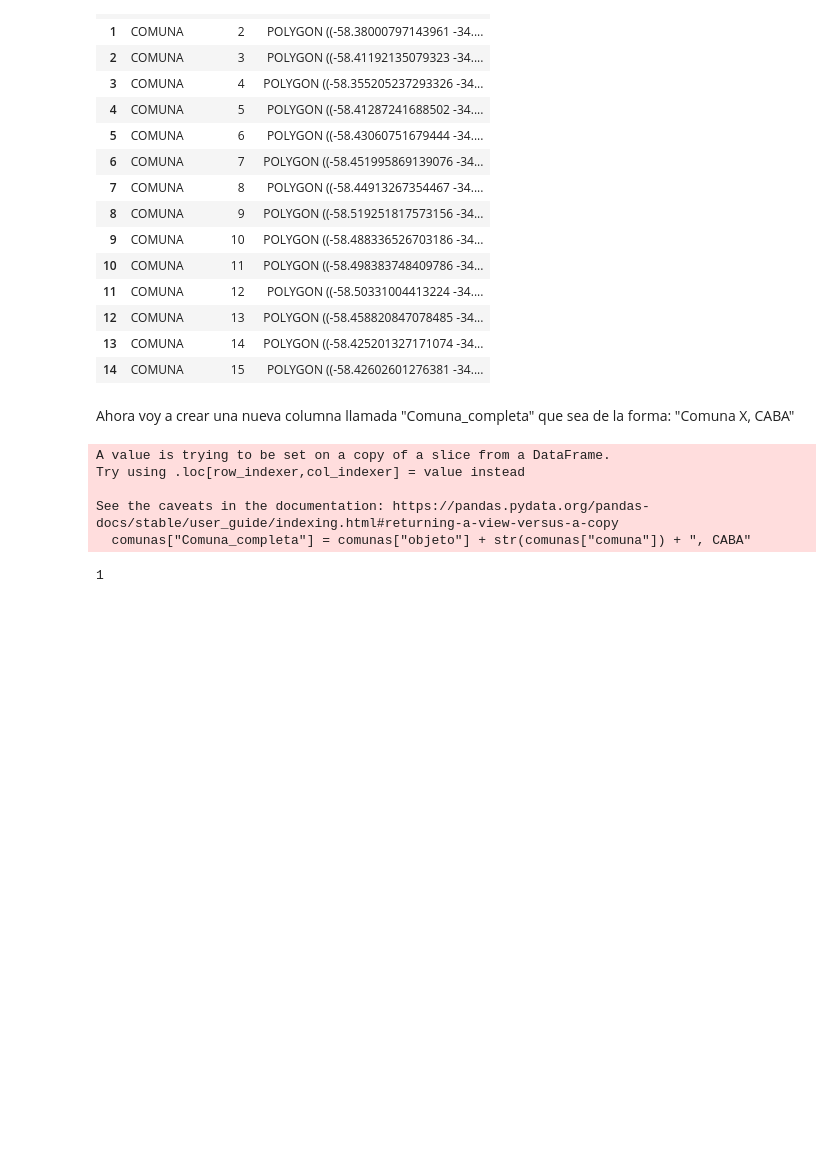
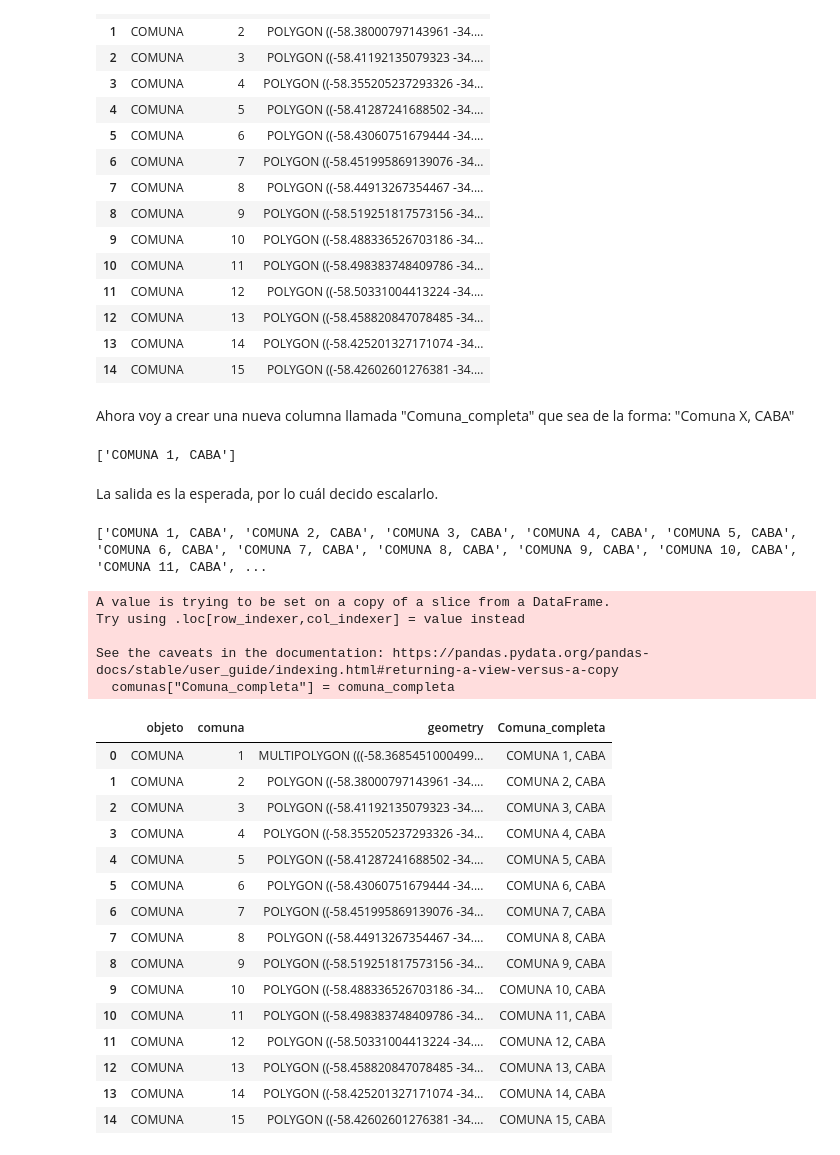
Before and after one commit to Tagliaferro22/siniestros-viales, a Jupyter notebook: Datasets/creacion_csv_necesario.ipynb, the cells around one changed output. Cells and saved outputs as stored; diff of their text form; code cells hidden in the pictures; blank space fills up the shorter version.

```diff
--- a/Datasets/creacion_csv_necesario.ipynb
+++ b/Datasets/creacion_csv_necesario.ipynb
@@ -52,19 +52,46 @@ comunas
 | 14 | COMUNA | 15 | POLYGON ((-58.42602601276381 -34.... |
 # %% [markdown]
 Ahora voy a crear una nueva columna llamada "Comuna_completa" que sea de la forma: "Comuna X, CABA"
+# %%
+comuna_completa = []
+for indice in comunas.index:
+    comuna_completa.append(comunas["objeto"][indice] + " " + str(comunas["comuna"][indice]) + ", CABA")
+    print(comuna_completa)
+    break
+# %% [output]
+['COMUNA 1, CABA']
+# %% [markdown]
+La salida es la esperada, por lo cuál decido escalarlo.
+# %%
+comuna_completa = []
+for indice in comunas.index:
+    comuna_completa.append(comunas["objeto"][indice] + " " + str(comunas["comuna"][indice]) + ", CABA")
+
+print(comuna_completa)
+# %% [output]
+['COMUNA 1, CABA', 'COMUNA 2, CABA', 'COMUNA 3, CABA', 'COMUNA 4, CABA', 'COMUNA 5, CABA', 'COMUNA 6, CABA', 'COMUNA 7, CABA', 'COMUNA 8, CABA', 'COMUNA 9, CABA', 'COMUNA 10, CABA', 'COMUNA 11, CABA', ...
 # %%
-comunas["Comuna_completa"] = comunas["objeto"] + str(comunas["comuna"]) + ", CABA"
+comunas["Comuna_completa"] = comuna_completa
+comunas
 # %% [output]
 A value is trying to be set on a copy of a slice from a DataFrame.
 Try using .loc[row_indexer,col_indexer] = value instead
 
 See the caveats in the documentation: https://pandas.pydata.org/pandas-docs/stable/user_guide/indexing.html#returning-a-view-versus-a-copy
-  comunas["Comuna_completa"] = comunas["objeto"] + str(comunas["comuna"]) + ", CABA"
+  comunas["Comuna_completa"] = comuna_completa
+|  | objeto | comuna | geometry | Comuna_completa |
+| 0 | COMUNA | 1 | MULTIPOLYGON (((-58.3685451000499... | COMUNA 1, CABA |
+| 1 | COMUNA | 2 | POLYGON ((-58.38000797143961 -34.... | COMUNA 2, CABA |
+| 2 | COMUNA | 3 | POLYGON ((-58.41192135079323 -34.... | COMUNA 3, CABA |
+| 3 | COMUNA | 4 | POLYGON ((-58.355205237293326 -34... | COMUNA 4, CABA |
+| 4 | COMUNA | 5 | POLYGON ((-58.41287241688502 -34.... | COMUNA 5, CABA |
+| 5 | COMUNA | 6 | POLYGON ((-58.43060751679444 -34.... | COMUNA 6, CABA |
+| 6 | COMUNA | 7 | POLYGON ((-58.451995869139076 -34... | COMUNA 7, CABA |
+| 7 | COMUNA | 8 | POLYGON ((-58.44913267354467 -34.... | COMUNA 8, CABA |
+| 8 | COMUNA | 9 | POLYGON ((-58.519251817573156 -34... | COMUNA 9, CABA |
+| 9 | COMUNA | 10 | POLYGON ((-58.488336526703186 -34... | COMUNA 10, CABA |
+| 10 | COMUNA | 11 | POLYGON ((-58.498383748409786 -34... | COMUNA 11, CABA |
+| 11 | COMUNA | 12 | POLYGON ((-58.50331004413224 -34.... | COMUNA 12, CABA |
+| 12 | COMUNA | 13 | POLYGON ((-58.458820847078485 -34... | COMUNA 13, CABA |
+| 13 | COMUNA | 14 | POLYGON ((-58.425201327171074 -34... | COMUNA 14, CABA |
+| 14 | COMUNA | 15 | POLYGON ((-58.42602601276381 -34.... | COMUNA 15, CABA |
-# %%
-comuna_completa = []
-for indice in comunas.index:
-    print(comunas["comuna"][indice])
-    comuna_completa.append(comunas[""])
-    break
-# %% [output]
-1
```
Also changed, not shown: parts of 5 cells of this notebook, 1 other file.
